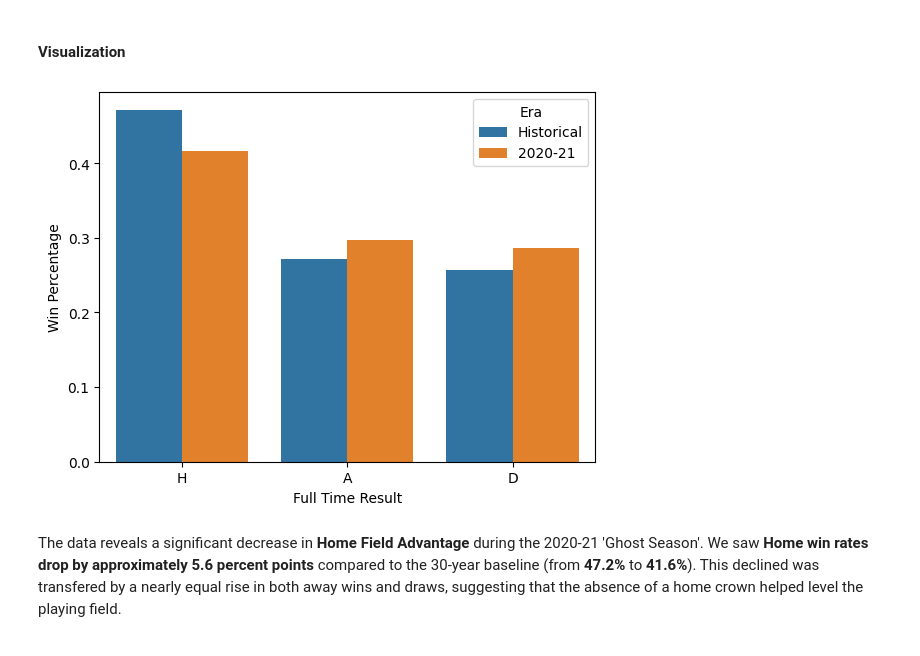
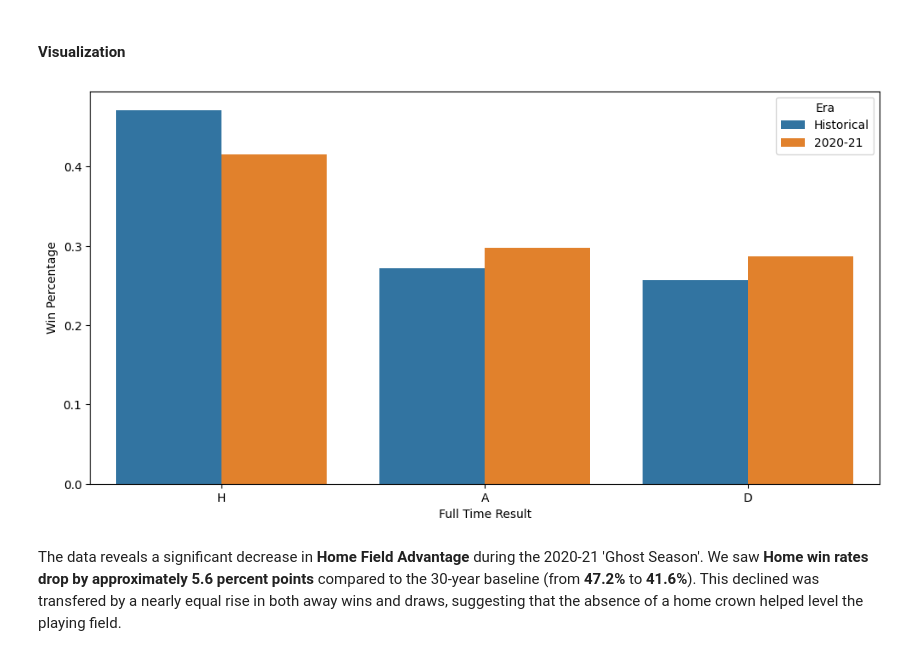
Before and after one commit to DoubleC8/LaLiga-Historical-Trends-EDA, a Jupyter notebook: End_to_End_Covid_Affect_on_La_liga_Eda.ipynb, the cells around one changed output. Saved outputs shown, nothing was run; the diff lists cells and outputs as text; code cells hidden in the pictures.

```diff
--- a/End_to_End_Covid_Affect_on_La_liga_Eda.ipynb
+++ b/End_to_End_Covid_Affect_on_La_liga_Eda.ipynb
@@ -103,18 +103,19 @@ print(merged_stats_pcts)
 # %%
 import matplotlib.pyplot as plt
 import seaborn as sb
 
+plt.figure(figsize=(12, 6))
 sb.barplot(x = 'FTR',
            y = 'WinRatePct',
            hue = 'Era',
            data = merged_stats_pcts)
 
 
 plt.xlabel('Full Time Result')
 plt.ylabel('Win Percentage')
 plt.show()
 # %% [output]
-[figure, old version]
+[figure, new version]
 # %% [markdown]
 The data reveals a significant decrease in **Home Field Advantage** during the 2020-21 'Ghost Season'. We saw **Home win rates drop by approximately 5.6 percent points** compared to the 30-year baseline (from **47.2%** to **41.6%**). This declined was transfered by a nearly equal rise in both away wins and draws, suggesting that the absence of a home crown helped level the playing field.
 # %% [markdown]
```
Also changed, not shown: parts of 14 cells of this notebook, 1 other file.
